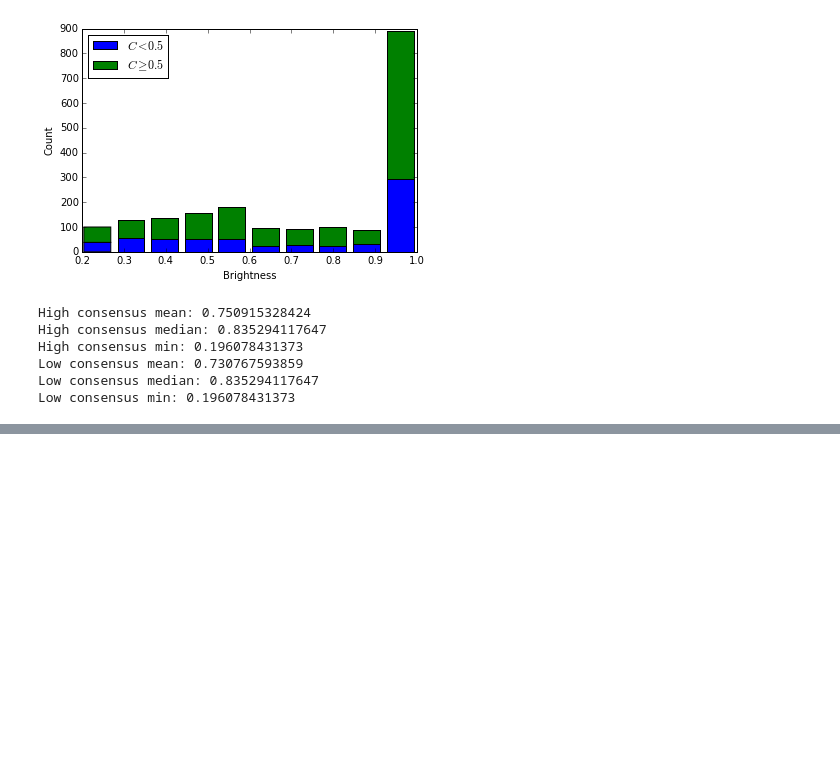
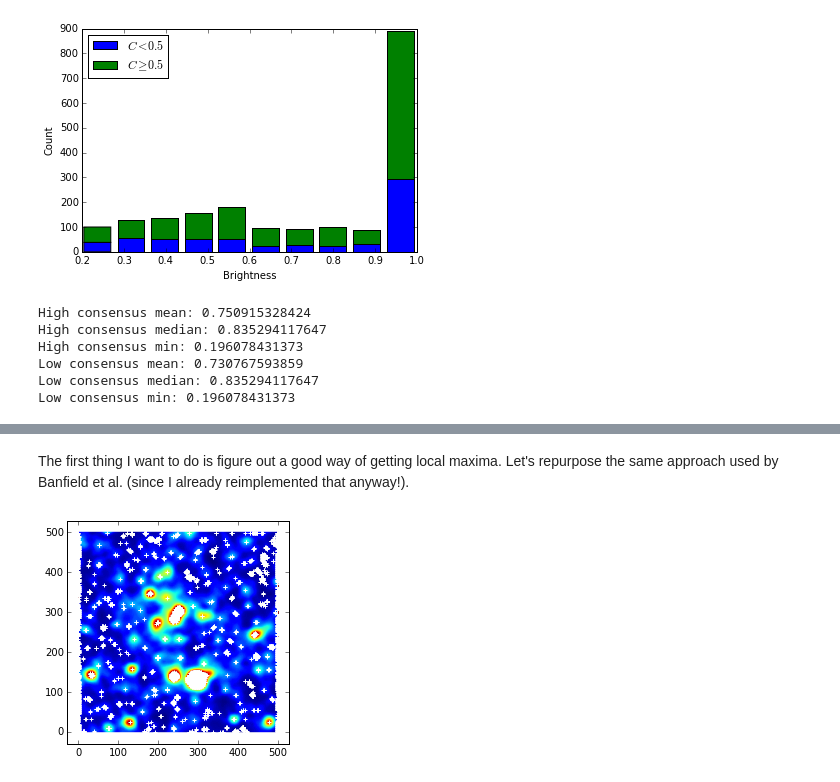
Before and after one commit to chengsoonong/crowdastro, a Jupyter notebook: notebooks/potential_host_counting.ipynb, the cells around one changed output, grey strips where cells are left out. Saved outputs shown, nothing was run; the diff lists cells and outputs as text; code cells hidden in the pictures; blank space fills up the shorter version.

```diff
--- a/notebooks/potential_host_counting.ipynb
+++ b/notebooks/potential_host_counting.ipynb
@@ -580,0 +585,12 @@ Low consensus min: 0.196078431373
+# %% [markdown]
+The first thing I want to do is figure out a good way of getting local maxima. Let's repurpose the same approach used by Banfield et al. (since I already reimplemented that anyway!).
+# %%
+infrared = get_infrared_image(db.radio_subjects.find_one({'zooniverse_id': 'ARG000180p'}))
+neighborhood = numpy.ones((10, 10))
+local_max = scipy.ndimage.filters.maximum_filter(infrared, footprint=neighborhood) == infrared
+local_max = local_max.nonzero()
+matplotlib.pyplot.imshow(infrared, origin='lower')
+matplotlib.pyplot.scatter(local_max[1], local_max[0], c='w', marker='+')
+matplotlib.pyplot.show()
+# %% [output]
+[figure, added]
```
Also changed, not shown: parts of 11 cells of this notebook.
